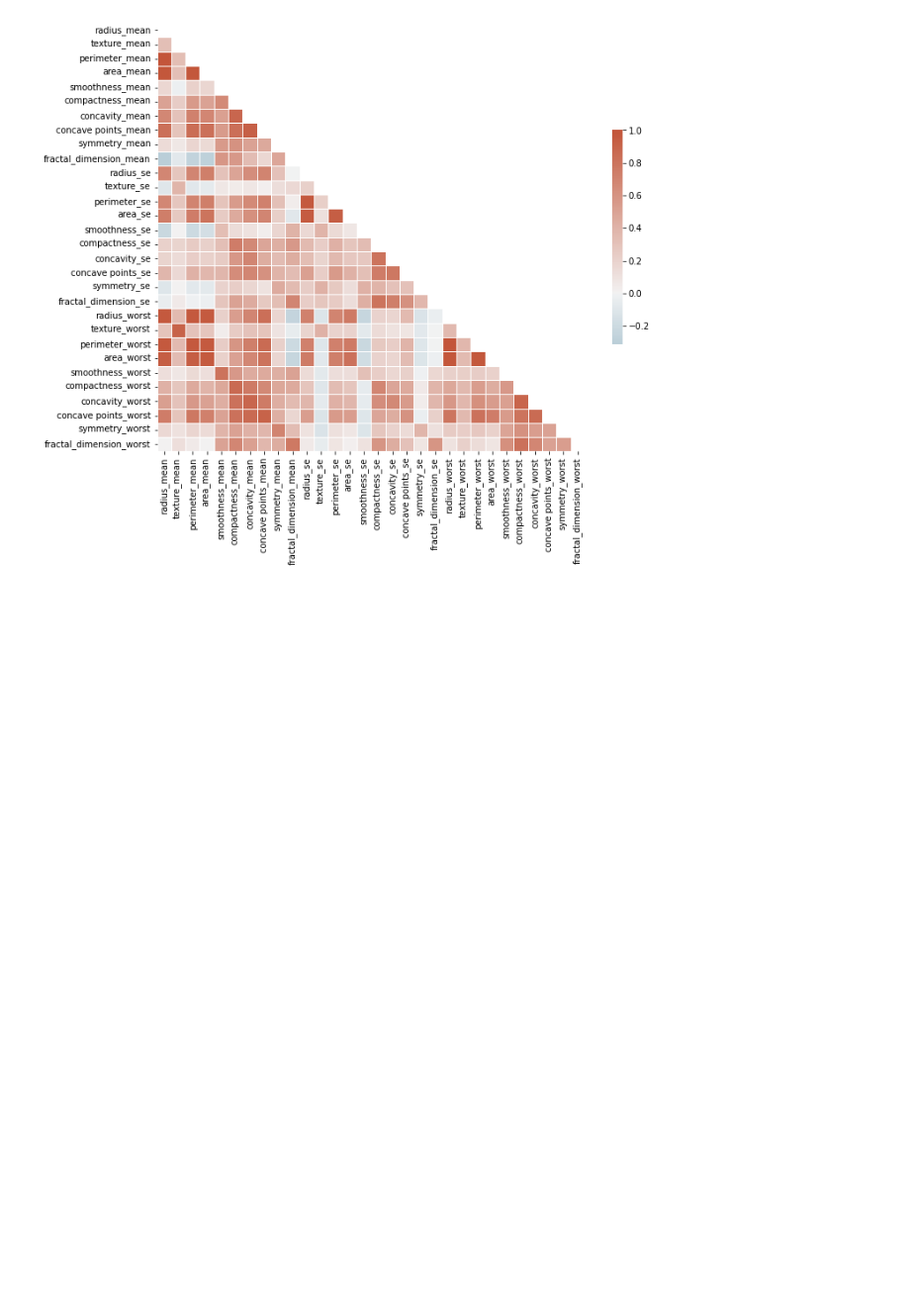
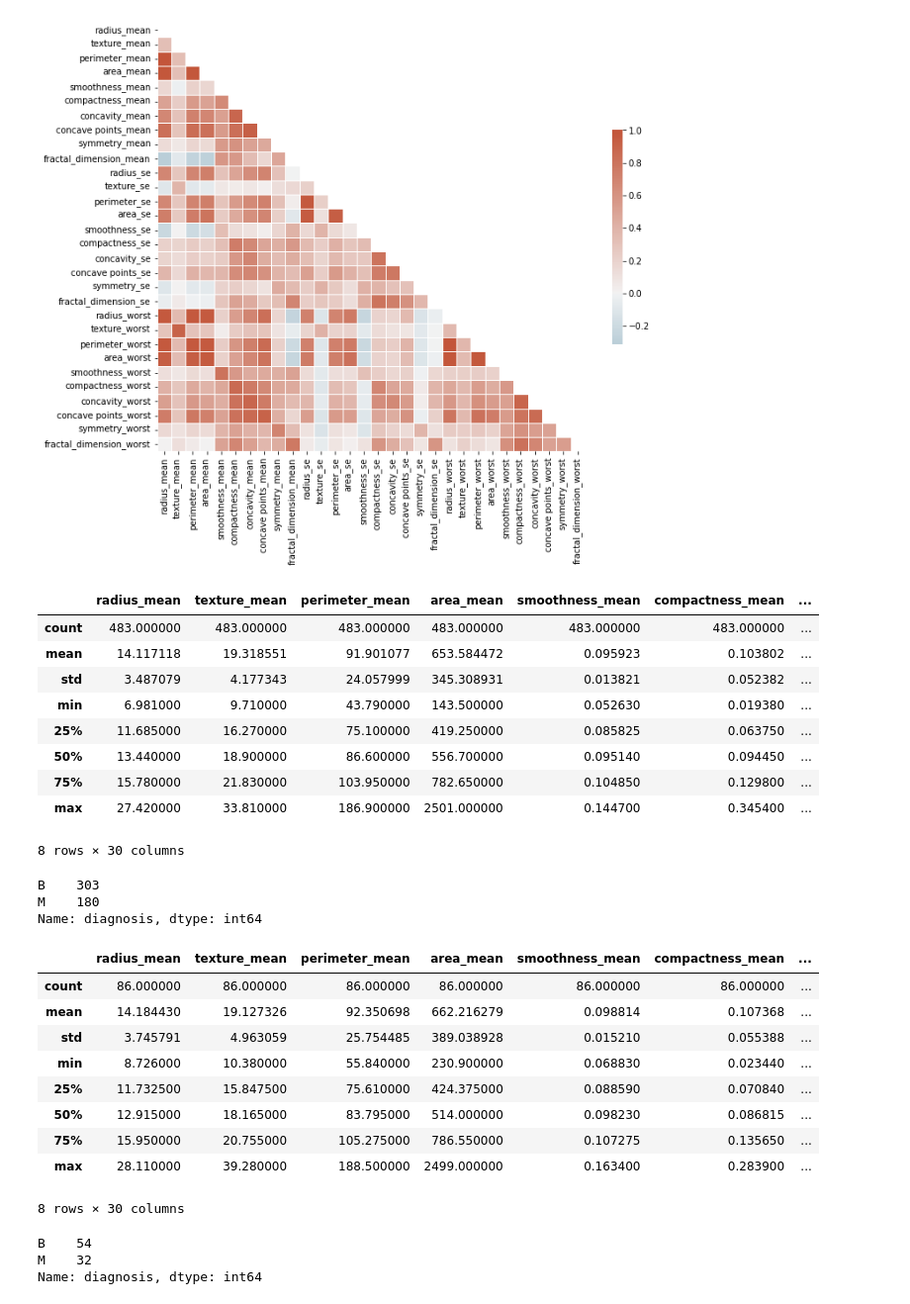
Before and after one commit to tsopeh/neural_networks, a Jupyter notebook: breast_cancer.ipynb, the cells around one changed output. Shown at 99% size. Saved outputs shown, nothing was run; the diff lists cells and outputs as text; code cells hidden in the pictures; blank space fills up the shorter version.

Commit message:
stratified split

```diff
--- a/breast_cancer.ipynb
+++ b/breast_cancer.ipynb
@@ -129,3 +132,38 @@ plot_correlation(df)
 # %% [output]
 <AxesSubplot:>
 [figure]
+# %%
+train_df, test_df = train_test_split(df, test_size=0.15, stratify=df["diagnosis"], random_state=random_state)
+
+display(train_df.describe())
+display(train_df["diagnosis"].value_counts())
+
+display(test_df.describe())
+display(test_df["diagnosis"].value_counts())
+# %% [output]
+|  | radius_mean | texture_mean | perimeter_mean | area_mean | smoothness_mean | compactness_mean | ... |
+| count | 483.000000 | 483.000000 | 483.000000 | 483.000000 | 483.000000 | 483.000000 | ... |
+| mean | 14.117118 | 19.318551 | 91.901077 | 653.584472 | 0.095923 | 0.103802 | ... |
+| std | 3.487079 | 4.177343 | 24.057999 | 345.308931 | 0.013821 | 0.052382 | ... |
+| min | 6.981000 | 9.710000 | 43.790000 | 143.500000 | 0.052630 | 0.019380 | ... |
+| 25% | 11.685000 | 16.270000 | 75.100000 | 419.250000 | 0.085825 | 0.063750 | ... |
+| 50% | 13.440000 | 18.900000 | 86.600000 | 556.700000 | 0.095140 | 0.094450 | ... |
+| 75% | 15.780000 | 21.830000 | 103.950000 | 782.650000 | 0.104850 | 0.129800 | ... |
+| max | 27.420000 | 33.810000 | 186.900000 | 2501.000000 | 0.144700 | 0.345400 | ... |
+8 rows × 30 columns
+B    303
+M    180
+Name: diagnosis, dtype: int64
+|  | radius_mean | texture_mean | perimeter_mean | area_mean | smoothness_mean | compactness_mean | ... |
+| count | 86.000000 | 86.000000 | 86.000000 | 86.000000 | 86.000000 | 86.000000 | ... |
+| mean | 14.184430 | 19.127326 | 92.350698 | 662.216279 | 0.098814 | 0.107368 | ... |
+| std | 3.745791 | 4.963059 | 25.754485 | 389.038928 | 0.015210 | 0.055388 | ... |
+| min | 8.726000 | 10.380000 | 55.840000 | 230.900000 | 0.068830 | 0.023440 | ... |
+| 25% | 11.732500 | 15.847500 | 75.610000 | 424.375000 | 0.088590 | 0.070840 | ... |
+| 50% | 12.915000 | 18.165000 | 83.795000 | 514.000000 | 0.098230 | 0.086815 | ... |
+| 75% | 15.950000 | 20.755000 | 105.275000 | 786.550000 | 0.107275 | 0.135650 | ... |
+| max | 28.110000 | 39.280000 | 188.500000 | 2499.000000 | 0.163400 | 0.283900 | ... |
+8 rows × 30 columns
+B    54
+M    32
+Name: diagnosis, dtype: int64
```
Also changed, not shown: parts of 3 cells of this notebook.
